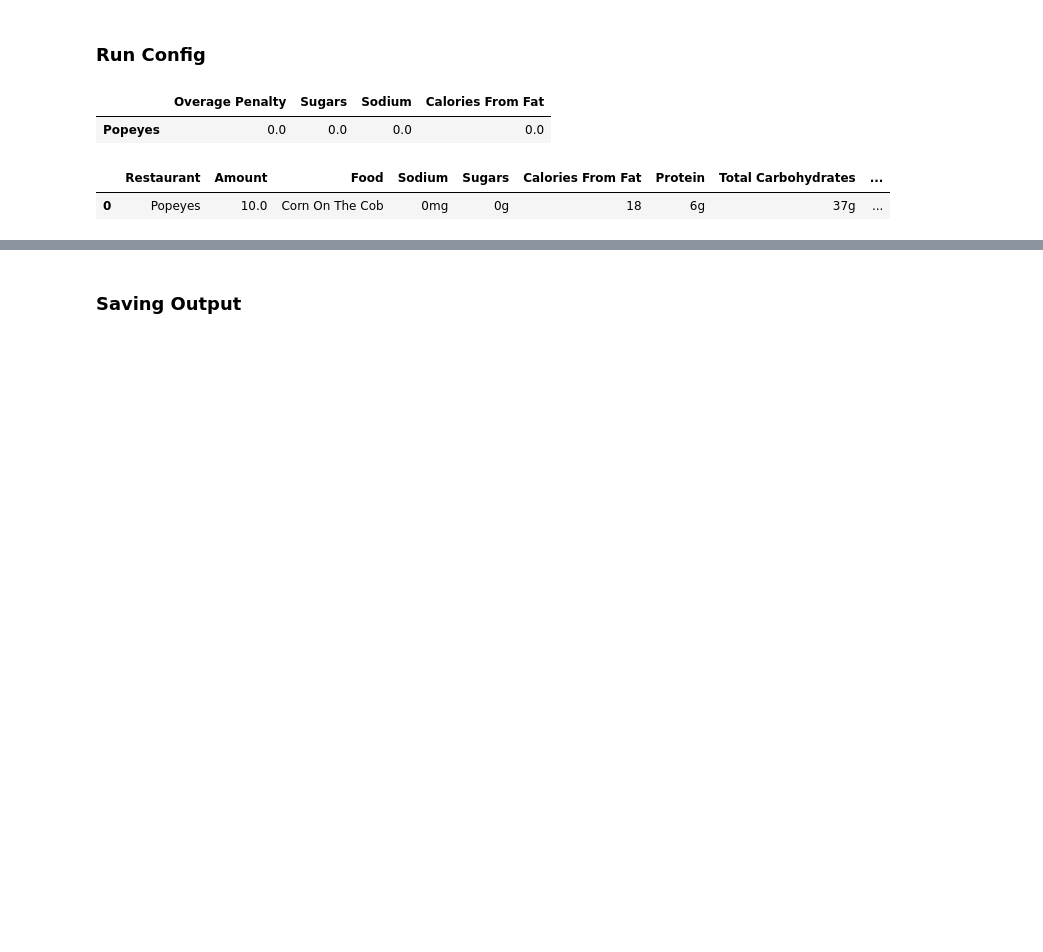
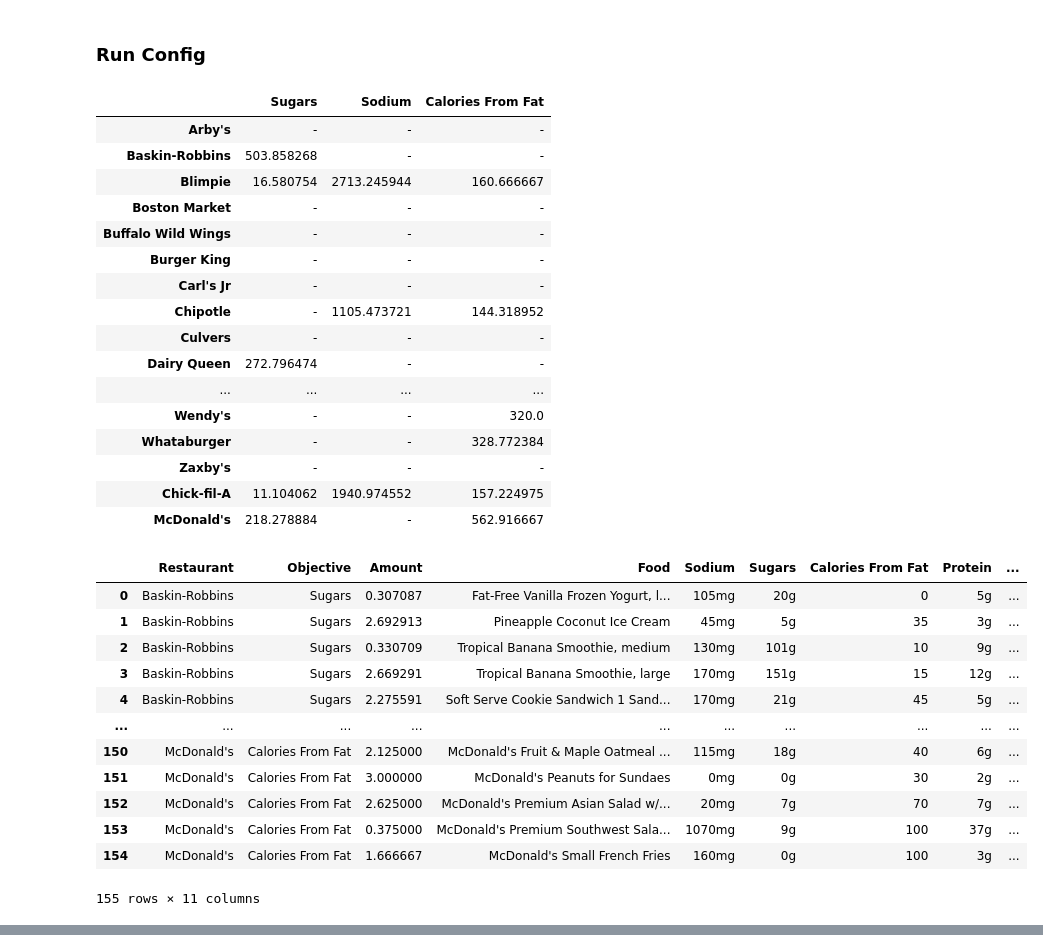
Before and after one commit to zach-hunt/NutritionResearch, a Jupyter notebook: NutritionModelling.ipynb, the cells around one changed output, grey strips where cells are left out. Cells and saved outputs as stored; diff of their text form; code cells hidden in the pictures; blank space fills up the shorter version.

```diff
--- a/NutritionModelling.ipynb
+++ b/NutritionModelling.ipynb
@@ -83,8 +101,8 @@ def guide_lookup(gender: str, age: int, guide: pd.DataFrame, columns=[]):
 ### Model Building: Variables, Constraints, and Objective
 # %%
 def create_model(subset: pd.DataFrame, less_thans: list, guide: pd.DataFrame, costs: dict, objective: list,
-                 filter_relaxations: set = {}, meals: int = 2, cat_limit: int = 0, min_cal_cutoff: int = 1,
-                 var_type: str = "I", verbose: bool = False):
+                 filter_relaxations: set = {}, meals: int = 2, cat_limit: int = 0, min_cutoff: int = 1,
+                 var_type: str = "C", verbose: bool = False):
     """
     Generates the Gurobi model according to many available filters and options, discussed below
 
@@ -95,9 +113,9 @@ def create_model(subset: pd.DataFrame, less_thans: list, guide: pd.DataFrame, co
     :objective: list of which nutrient(s) to rank by. Multiple items cause a multi-objective
     :filter_relaxations: recommendations in guide which may be relaxed. TODO: untested
     :meals: requires the solution to meet only (1 / meals) of each nutrient recommendation. Meals=1 & cat_limit=1 usually infeasible. Default: 2
-    :cat_limit: requires no more than cat_limit of any one food type in the solution. Prevents 31 apple juice box solutions. Default: False (no limit)
-    :min_cal_cutoff: when non-zero, omits foods from the solution with fewer calories than the cutoff. Default: 1
-    :var_type: decision variable type in B(inary), I(nteger), or C(ontinuous). Default: Integer
+    :cat_limit: requires no more than cat_limit of any one food type in the solution. Prevents 31 apple juice box solutions. Default: 0 (no limit)
+    :min_cutoff: when non-zero, omits foods from the solution with fewer of the objective (calories, g sugar, mg sodium, etc.) than the cutoff * that nutrient's cost. Default: 1
+    :var_type: decision variable type in B(inary), I(nteger), or C(ontinuous). Default: Continuous
     :verbose: provides detailed constraining / solving progress updates. Disable for more concise output. Default: False
     """
     vprint = vprint_factory(verbose)
@@ -117,7 +135,7 @@ def create_model(subset: pd.DataFrame, less_thans: list, guide: pd.DataFrame, co
     f_rel = {fact: m.addVar(name=f"{fact}_rel") if fact in filter_relaxations else 0 for fact in guide.index}  # excess variable
 
     for fact, req in guide.items():  # Nutrition Requirements
-        if len(objective) == 1 and fact == objective:  # Don't constrain the objective for single-objective models
+        if len(objective) == 1 and fact == objective[0]:  # Don't constrain the objective for single-objective models
             continue
         if fact in less_thans:
             vprint(f"Constraining {fact}".ljust(35), f"<= {round(req, 2)}".ljust(10), f"across {meals} meals")
@@ -126,10 +144,11 @@ def create_model(subset: pd.DataFrame, less_thans: list, guide: pd.DataFrame, co
             vprint(f"Constraining {fact}".ljust(35), f">= {round(req, 2)}".ljust(10), f"across {meals} meals")
             m.addConstr(sum((x * extract(subset, r, fact, maximize=False) for r, x in enumerate(xis))) + f_rel[fact] >= req / meals)
 
-    if min_cal_cutoff:
-        for i, food in enumerate(subset.iterrows()):  # Excludes zero calorie (from fat) entries
-            if extract(subset, i, "Calories From Fat", maximize=False) < min_cal_cutoff:  # If Calories From Fat are unknown, they're assumed to be 0
-                m.addConstr(xis[i] == 0)  # If a food has fewer than the min_cal_cutoff, require 0 of it in the solution
+    if min_cutoff:
+        for obj in objective:
+            for i, food in enumerate(subset.iterrows()):  # Excludes zero calorie (from fat) entries
+                if extract(subset, i, obj, maximize=False) < min_cutoff * costs[obj]:  # If a fact is unknown, it's assumed to be -500,000
+                    m.addConstr(xis[i] == 0)  # If a food has fewer than the min_cutoff of any objective, require 0 of it in the solution
 
     if cat_limit:
         vprint()
@@ -150,7 +169,7 @@ def create_model(subset: pd.DataFrame, less_thans: list, guide: pd.DataFrame, co
         # If data for an entry is unknown, it ought to be expensive for minimization
         # and negatively expensive for maximization as as to not be included in the solution
         m.ModelSense = gp.GRB.MINIMIZE if objective[0] in less_thans else gp.GRB.MAXIMIZE
-        m.setObjective(sum((x * extract(subset, r, objective[0], maximize= -m.ModelSense) for r, x in enumerate(xis))) / meals)
+        m.setObjective(sum((x * extract(subset, r, objective[0], maximize=-m.ModelSense) for r, x in enumerate(xis))) / meals)
     return m
 # %%
 def solution_data(model: gp.Model, model_args: dict, columns: list, multi_objective: bool) -> (pd.Series, pd.DataFrame):
@@ -206,7 +225,7 @@ def model_run(df, objectives, multi_obj, res="", verbose=False):
 
         if foods is not None:
             foods.loc[:, "Restaurant"] = res
-            master_results.loc[res] = results.iloc[0]
+            master_results.loc[res] = results if multi_obj else results.iloc[0]
             master_foods = master_foods.append(foods, ignore_index = True)
         else:
             master_results.loc[res] = "-"
@@ -218,7 +237,7 @@ def model_run(df, objectives, multi_obj, res="", verbose=False):
     master_foods = master_foods.reindex(columns = food_col_order)
 
     if multi_obj:
-        master_results = master_results.reindex(columns = master_results.columns[[3, 0, 1, 2]])
+        master_results = master_results.reindex(columns=master_results.columns[[3, 0, 1, 2]])
         master_results = master_results.replace("-", np.nan).sort_values("Overage Penalty")
     master_results.replace(np.nan, "-", inplace=True)
 
@@ -263,25 +262,58 @@ df, guide = load_ref_files()
 # %%
 age, gender = 24, "Male"
 objectives = ["Sugars", "Sodium", "Calories From Fat"]  # List of objective(s). Must be list-like
-multi_obj = True  # If True, the model objective is the sum of objective overages. Otherwise, the model is solved for each nutrient separately
-verbose = False   # Whether to provide run / solve updates
-res = "Popeyes"   # Leave blank to run all
-out_name = "Bulk" # Leave blank to skip saving
+multi_obj = False  # If True, the model objective is the sum of objective overages. Otherwise, the model is solved for each nutrient separately
+verbose = False    # Whether to provide run / solve updates
+res = ""           # Leave blank to run all
+out_name = "Cat3_Cut1_Meals1" # Leave blank to skip saving
 
 columns = ['Sodium', 'Sugars', 'Calories From Fat', 'Protein',
            'Total Carbohydrates', 'Dietary Fiber', 'Saturated Fat']
 filtered_guide = guide_lookup(gender, age, guide, columns)
 
 less_thans = ["Sodium", "Sugars", "Saturated Fat", "Calories From Fat"]  # These correspond to columns from Fast Food Nutrition dataset
 costs = {"Sugars": 1, "Sodium": 50, "Calories From Fat": 4}   # Note units: Sugars (g) vs Sodium (mg)
 model_args = {"less_thans": less_thans, "guide": filtered_guide, "filter_relaxations": set(), "objective": objectives,
-              "costs": costs, "meals": 1, "cat_limit": False, "min_cal_cutoff": 1, "verbose": verbose, }
+              "costs": costs, "meals": 1, "cat_limit": 3, "min_cutoff": 1, "vtype": "Continuous", "verbose": verbose, }
 
 results, foods = model_run(df, objectives, multi_obj, res, verbose)
 display(results)
 display(foods)
+
+if out_name and not res:
+    outname = "./ModelOutput/" + out_name + ("-Multi" if multi_obj else "") + ".xlsx"
+    with pd.ExcelWriter(outname) as writer:
+        results.to_excel(writer, sheet_name = "Rankings")
+        foods.to_excel(writer, sheet_name = "Foods", index=False)
+%notify -m "Run Completed"
 # %% [output]
-|  | Overage Penalty | Sugars | Sodium | Calories From Fat |
-| Popeyes | 0.0 | 0.0 | 0.0 | 0.0 |
+|  | Sugars | Sodium | Calories From Fat |
+| Arby's | - | - | - |
+| Baskin-Robbins | 503.858268 | - | - |
+| Blimpie | 16.580754 | 2713.245944 | 160.666667 |
+| Boston Market | - | - | - |
+| Buffalo Wild Wings | - | - | - |
+| Burger King | - | - | - |
+| Carl's Jr | - | - | - |
+| Chipotle | - | 1105.473721 | 144.318952 |
+| Culvers | - | - | - |
+| Dairy Queen | 272.796474 | - | - |
+| ... | ... | ... | ... |
+| Wendy's | - | - | 320.0 |
+| Whataburger | - | - | 328.772384 |
+| Zaxby's | - | - | - |
+| Chick-fil-A | 11.104062 | 1940.974552 | 157.224975 |
+| McDonald's | 218.278884 | - | 562.916667 |
-|  | Restaurant | Amount | Food | Sodium | Sugars | Calories From Fat | Protein | Total Carbohydrates | ... |
-| 0 | Popeyes | 10.0 | Corn On The Cob | 0mg | 0g | 18 | 6g | 37g | ... |
+|  | Restaurant | Objective | Amount | Food | Sodium | Sugars | Calories From Fat | Protein | ... |
+| 0 | Baskin-Robbins | Sugars | 0.307087 | Fat-Free Vanilla Frozen Yogurt, l... | 105mg | 20g | 0 | 5g | ... |
+| 1 | Baskin-Robbins | Sugars | 2.692913 | Pineapple Coconut Ice Cream | 45mg | 5g | 35 | 3g | ... |
+| 2 | Baskin-Robbins | Sugars | 0.330709 | Tropical Banana Smoothie, medium | 130mg | 101g | 10 | 9g | ... |
+| 3 | Baskin-Robbins | Sugars | 2.669291 | Tropical Banana Smoothie, large | 170mg | 151g | 15 | 12g | ... |
+| 4 | Baskin-Robbins | Sugars | 2.275591 | Soft Serve Cookie Sandwich 1 Sand... | 170mg | 21g | 45 | 5g | ... |
+| ... | ... | ... | ... | ... | ... | ... | ... | ... | ... |
+| 150 | McDonald's | Calories From Fat | 2.125000 | McDonald's Fruit & Maple Oatmeal ... | 115mg | 18g | 40 | 6g | ... |
+| 151 | McDonald's | Calories From Fat | 3.000000 | McDonald's Peanuts for Sundaes | 0mg | 0g | 30 | 2g | ... |
+| 152 | McDonald's | Calories From Fat | 2.625000 | McDonald's Premium Asian Salad w/... | 20mg | 7g | 70 | 7g | ... |
+| 153 | McDonald's | Calories From Fat | 0.375000 | McDonald's Premium Southwest Sala... | 1070mg | 9g | 100 | 37g | ... |
+| 154 | McDonald's | Calories From Fat | 1.666667 | McDonald's Small French Fries | 160mg | 0g | 100 | 3g | ... |
+155 rows × 11 columns
@@ -288,2 +320,0 @@ display(foods)
-# %% [markdown]
-### Saving Output
```
Also changed, not shown: parts of 9 cells of this notebook.
